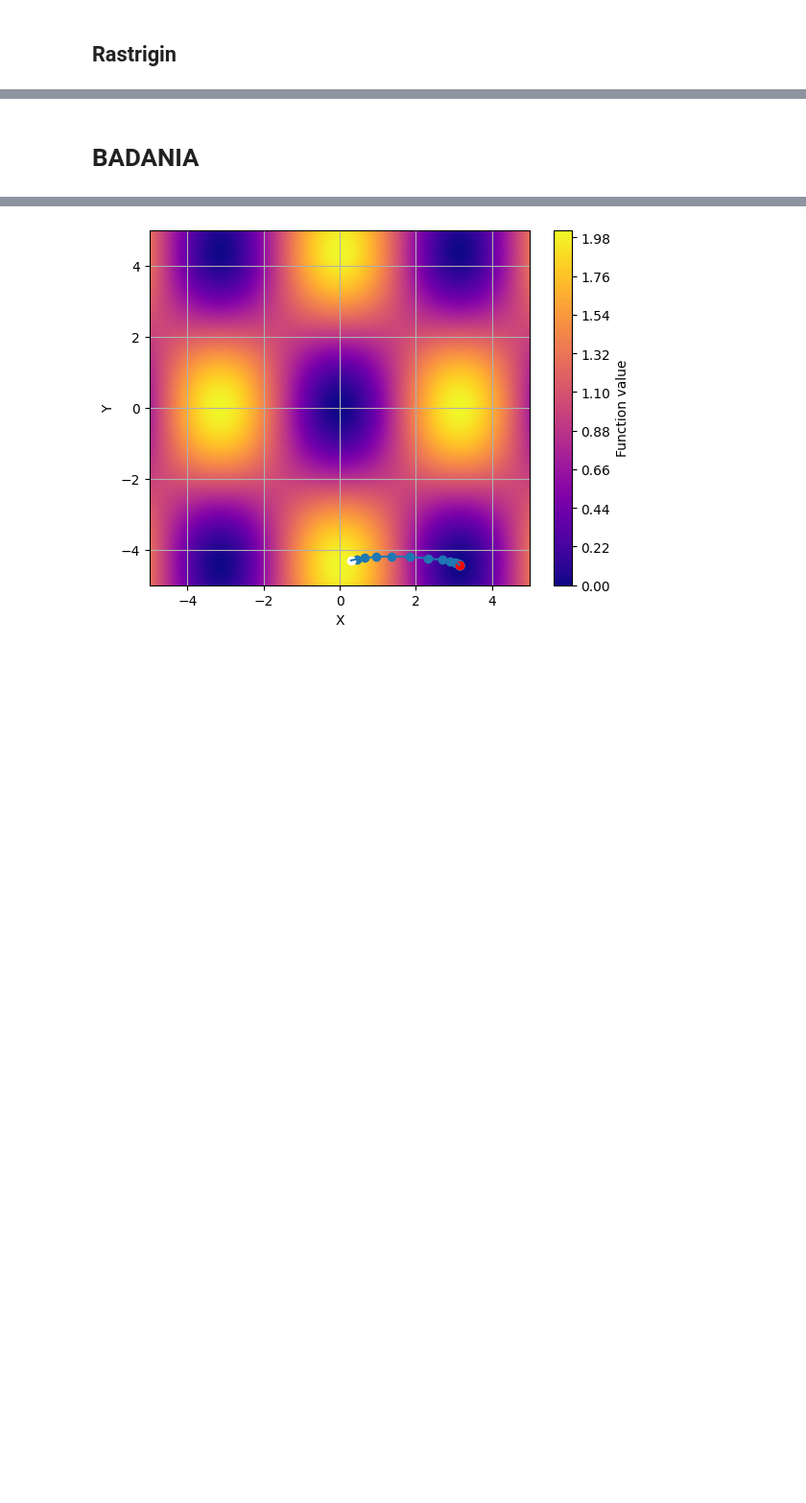
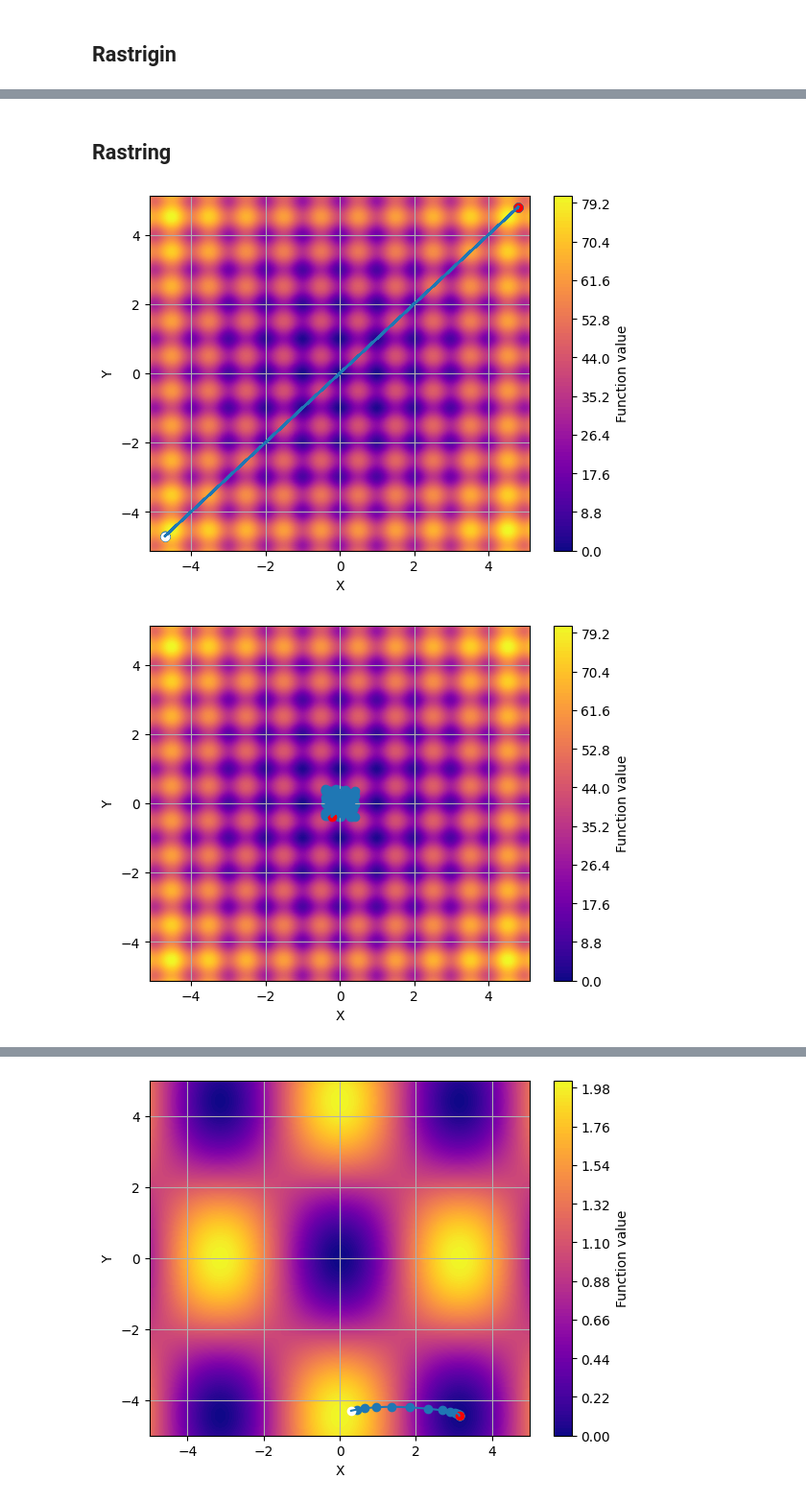
Before and after one commit to mwewior/introduction-to-ai, a Jupyter notebook: lab1/gradient.ipynb, the cells around one changed output, grey strips where cells are left out. Shown at 96% size. Cells and saved outputs as stored; diff of their text form; code cells hidden in the pictures; blank space fills up the shorter version.

```diff
--- a/lab1/gradient.ipynb
+++ b/lab1/gradient.ipynb
@@ -306,2 +378,25 @@ for i in range(len(x_init)):
 # %% [markdown]
-# BADANIA
+## Rastring
+# %%
+bounds = [-5.0, 5.0]
+dimensions = 2
+x_init = [
+    [-4.7, -4.7],
+    [-0.1, 0.2],
+    [1.5, 0.57],
+    [-4.3, -4.3],
+    [-1.0, -1.0]
+]
+
+beta = 0.01
+steps = 400
+
+for i in range(len(x_init)):
+    function = Rastrigin(bounds, dimensions, beta, x_init[i])
+    test = Test(100, function)
+    route_x, route_y, route_q = test.do_test()
+    plot = Plotter(dimensions, steps, test.function().name())
+    plot.plot(route_x, route_y)
+# %% [output]
+[figure, added]
+[figure, added]
```
Also changed, not shown: parts of 13 cells of this notebook, 1 other file.
